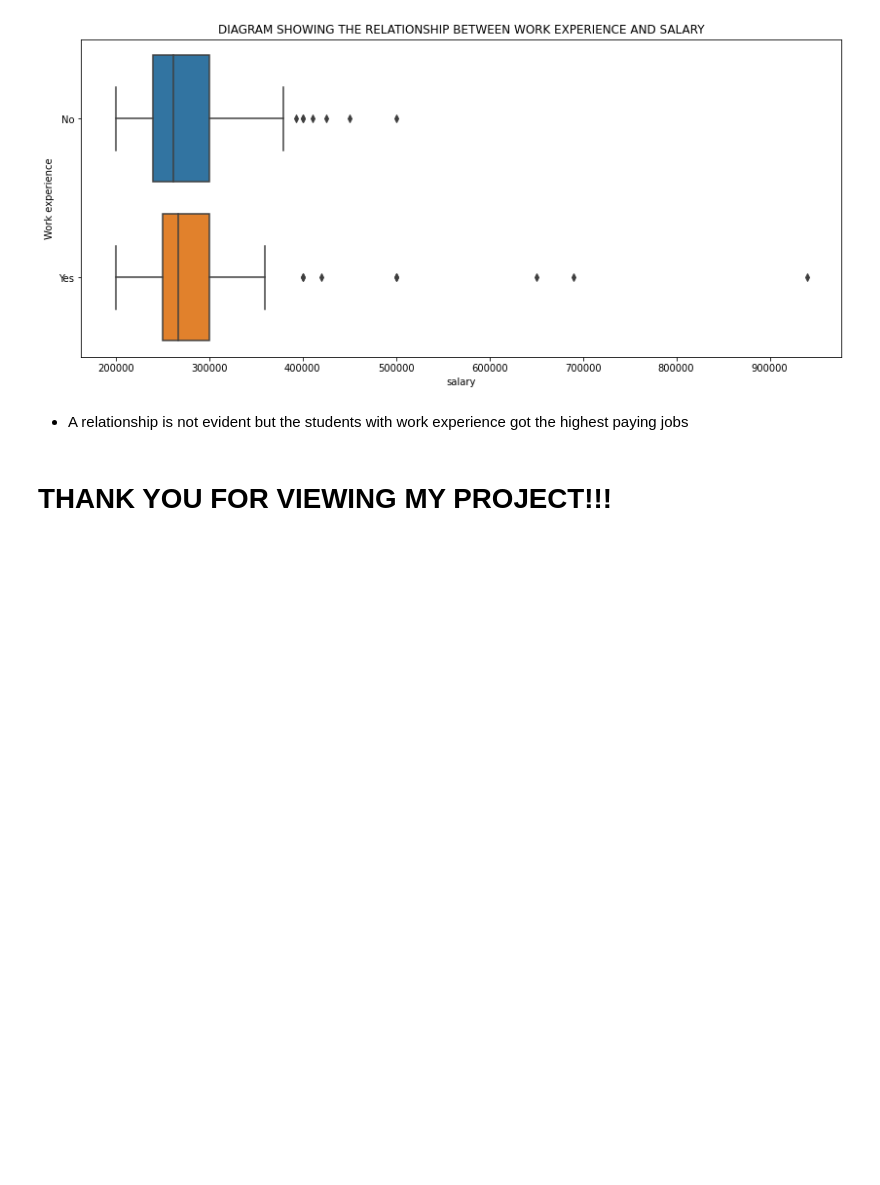
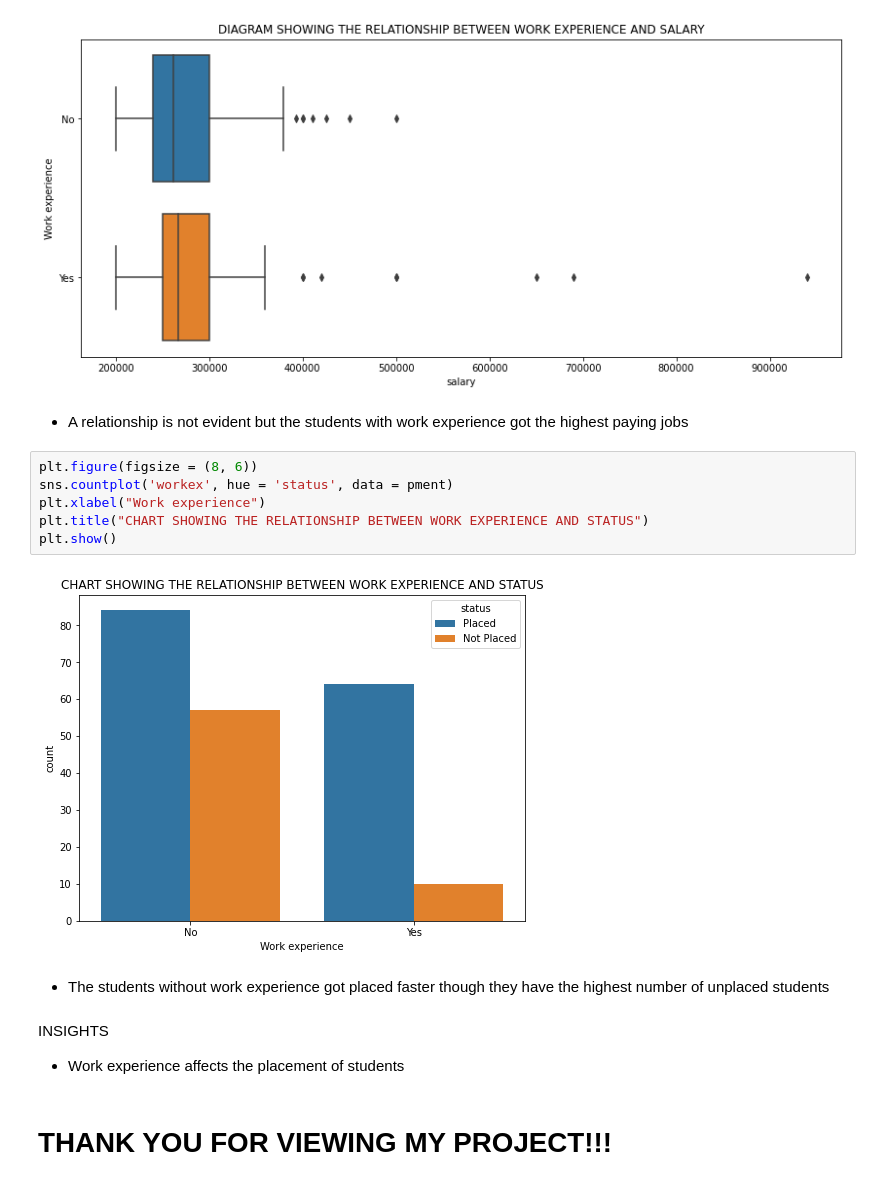
Before and after one commit to devchoplife/Campus-placement, a Jupyter notebook: school_placement.ipynb, the cells around one changed output. Cells and saved outputs as stored; diff of their text form; blank space fills up the shorter version.

```diff
--- a/school_placement.ipynb
+++ b/school_placement.ipynb
@@ -461,5 +461,19 @@ plt.show()
 [figure]
 # %% [markdown]
 * A relationship is not evident but the students with work experience got the highest paying jobs
+# %%
+plt.figure(figsize = (8, 6))
+sns.countplot('workex', hue = 'status', data = pment)
+plt.xlabel("Work experience")
+plt.title("CHART SHOWING THE RELATIONSHIP BETWEEN WORK EXPERIENCE AND STATUS")
+plt.show()
+# %% [output]
+[figure, added]
+# %% [markdown]
+* The students without work experience got placed faster though they have the highest number of unplaced students
+# %% [markdown]
+INSIGHTS
+
+* Work experience affects the placement of students
 # %% [markdown]
 # **THANK YOU FOR VIEWING MY PROJECT!!!**
```
